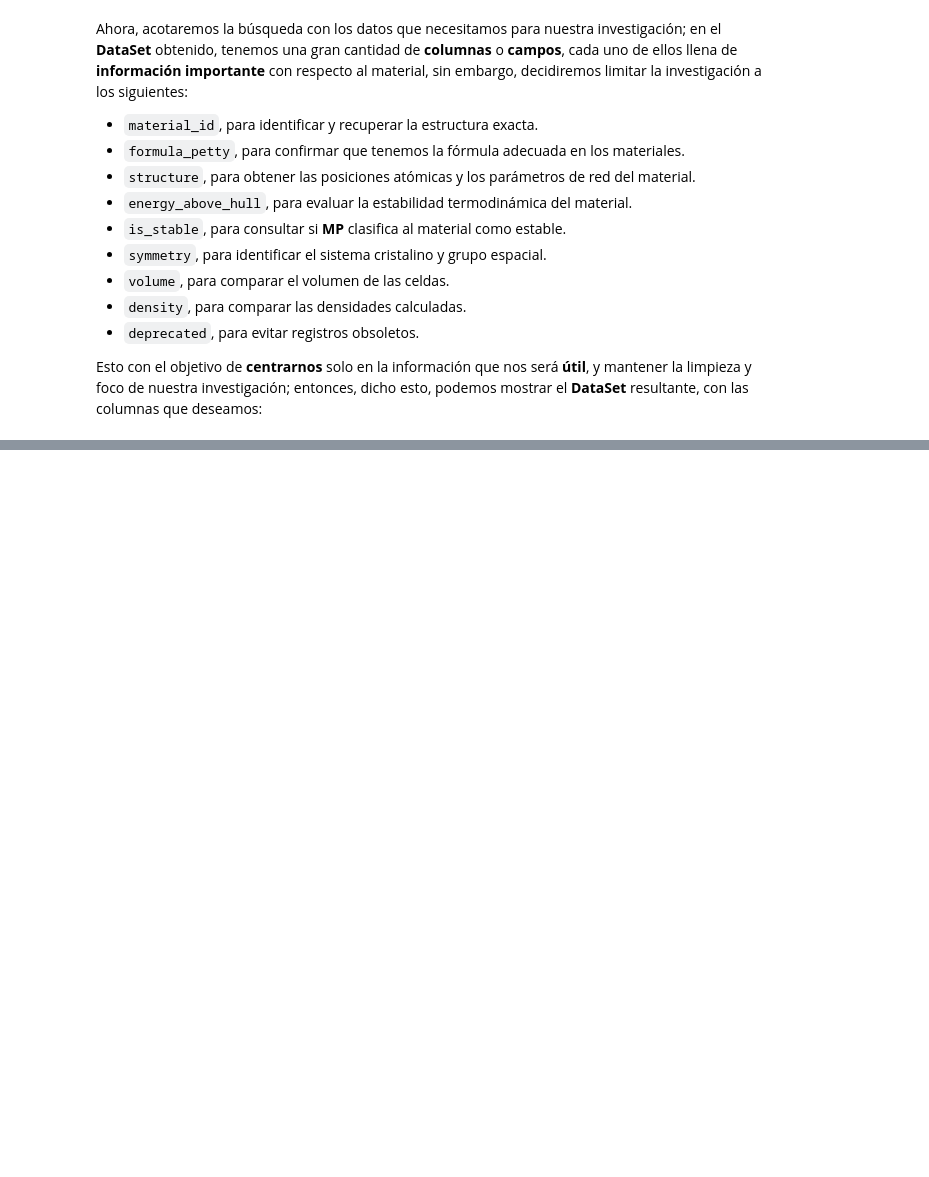
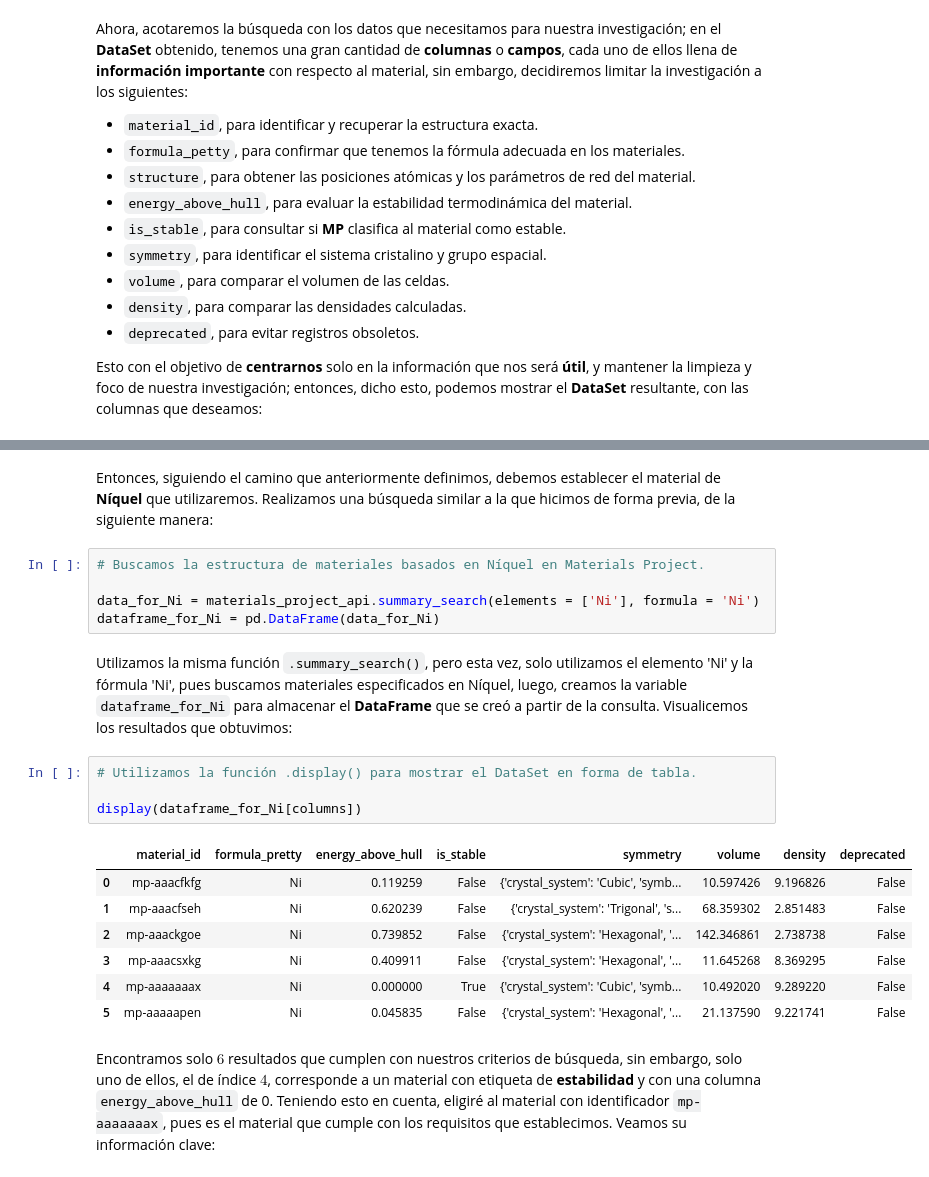
Before and after one commit to nicolascuellosuarez/HydrogenStorage, a Jupyter notebook: src/Minería y Análisis de Materiales para el Almacenamiento de Hidrógeno.ipynb, the cells around one changed output, grey strips where cells are left out. Saved outputs shown, nothing was run; the diff lists cells and outputs as text; blank space fills up the shorter version.

```diff
--- a/src/Minería y Análisis de Materiales para el Almacenamiento de Hidrógeno.ipynb
+++ b/src/Minería y Análisis de Materiales para el Almacenamiento de Hidrógeno.ipynb
@@ -490,0 +533,23 @@ Número de átomos: 24
+# %% [markdown]
+Entonces, siguiendo el camino que anteriormente definimos, debemos establecer el material de **Níquel** que utilizaremos. Realizamos una búsqueda similar a la que hicimos de forma previa, de la siguiente manera:
+# %%
+# Buscamos la estructura de materiales basados en Níquel en Materials Project.
+
+data_for_Ni = materials_project_api.summary_search(elements = ['Ni'], formula = 'Ni')
+dataframe_for_Ni = pd.DataFrame(data_for_Ni)
+# %% [markdown]
+Utilizamos la misma función `.summary_search()`, pero esta vez, solo utilizamos el elemento 'Ni' y la fórmula 'Ni', pues buscamos materiales especificados en Níquel, luego, creamos la variable `dataframe_for_Ni` para almacenar el **DataFrame** que se creó a partir de la consulta. Visualicemos los resultados que obtuvimos:
+# %%
+# Utilizamos la función .display() para mostrar el DataSet en forma de tabla.
+
+display(dataframe_for_Ni[columns])
+# %% [output]
+|  | material_id | formula_pretty | energy_above_hull | is_stable | symmetry | volume | density | deprecated |
+| 0 | mp-aaacfkfg | Ni | 0.119259 | False | {'crystal_system': 'Cubic', 'symb... | 10.597426 | 9.196826 | False |
+| 1 | mp-aaacfseh | Ni | 0.620239 | False | {'crystal_system': 'Trigonal', 's... | 68.359302 | 2.851483 | False |
+| 2 | mp-aaackgoe | Ni | 0.739852 | False | {'crystal_system': 'Hexagonal', '... | 142.346861 | 2.738738 | False |
+| 3 | mp-aaacsxkg | Ni | 0.409911 | False | {'crystal_system': 'Hexagonal', '... | 11.645268 | 8.369295 | False |
+| 4 | mp-aaaaaaax | Ni | 0.000000 | True | {'crystal_system': 'Cubic', 'symb... | 10.492020 | 9.289220 | False |
+| 5 | mp-aaaaapen | Ni | 0.045835 | False | {'crystal_system': 'Hexagonal', '... | 21.137590 | 9.221741 | False |
+# %% [markdown]
+Encontramos solo $6$ resultados que cumplen con nuestros criterios de búsqueda, sin embargo, solo uno de ellos, el de índice $4$, corresponde a un material con etiqueta de **estabilidad** y con una columna `energy_above_hull` de 0. Teniendo esto en cuenta, eligiré al material con identificador `mp-aaaaaaax`, pues es el material que cumple con los requisitos que establecimos. Veamos su información clave:
```
Also changed, not shown: parts of 62 cells of this notebook, 3 other files.
